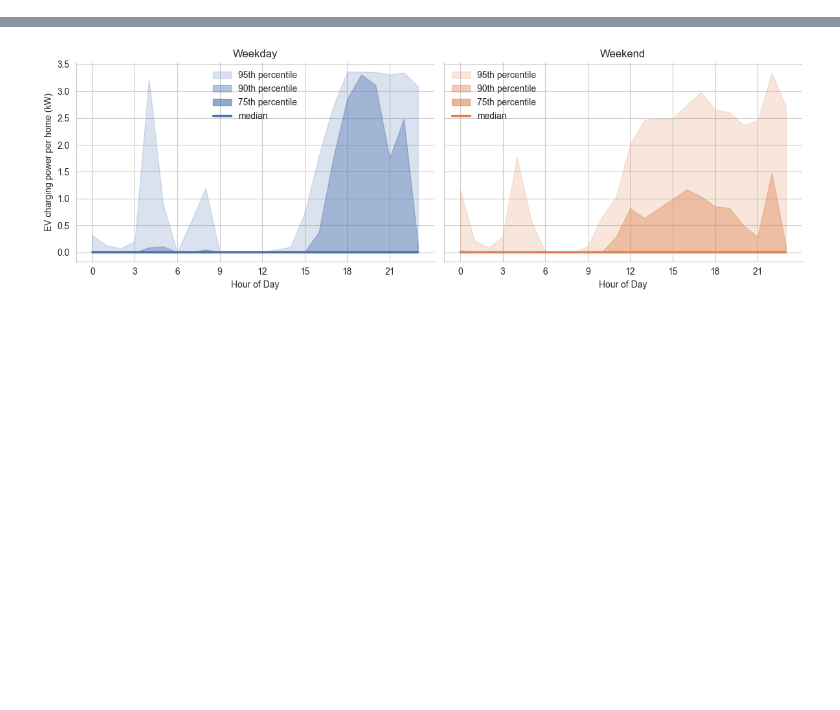
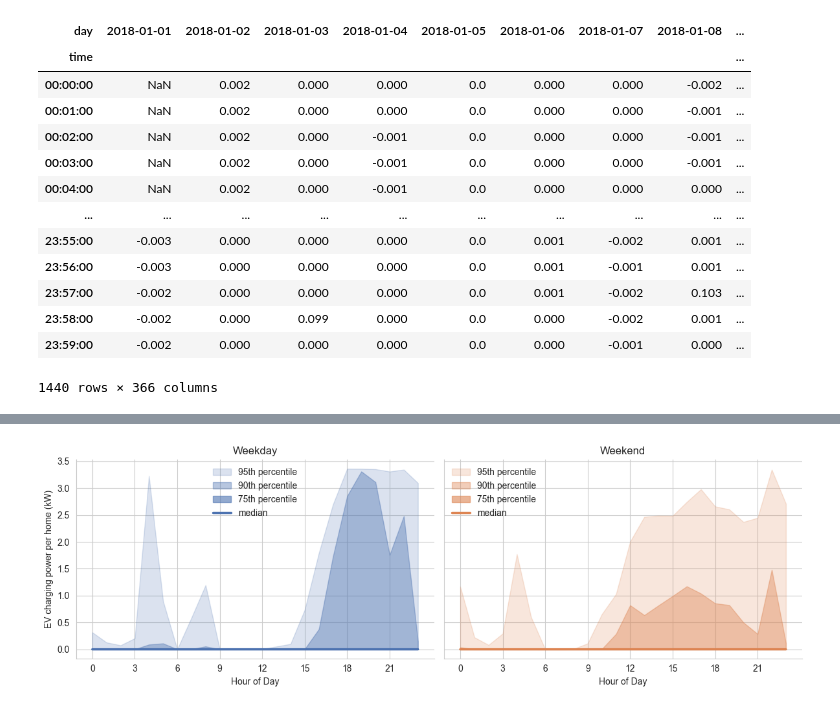
Before and after one commit to jackellishsieh/residential-power-forecasting, a Jupyter notebook: notebooks/pmn/pmn-EV-and-grid-plots.ipynb, the cells around one changed output, grey strips where cells are left out. Saved outputs shown, nothing was run; the diff lists cells and outputs as text; code cells hidden in the pictures; blank space fills up the shorter version.

```diff
--- a/notebooks/pmn/pmn-EV-and-grid-plots.ipynb
+++ b/notebooks/pmn/pmn-EV-and-grid-plots.ipynb
@@ -26,0 +64,17 @@ df
+# %%
+df_pivot
+# %% [output]
+| day | 2018-01-01 | 2018-01-02 | 2018-01-03 | 2018-01-04 | 2018-01-05 | 2018-01-06 | 2018-01-07 | 2018-01-08 | ... |
+| time |  |  |  |  |  |  |  |  | ... |
+| 00:00:00 | NaN | 0.002 | 0.000 | 0.000 | 0.0 | 0.000 | 0.000 | -0.002 | ... |
+| 00:01:00 | NaN | 0.002 | 0.000 | 0.000 | 0.0 | 0.000 | 0.000 | -0.001 | ... |
+| 00:02:00 | NaN | 0.002 | 0.000 | -0.001 | 0.0 | 0.000 | 0.000 | -0.001 | ... |
+| 00:03:00 | NaN | 0.002 | 0.000 | -0.001 | 0.0 | 0.000 | 0.000 | -0.001 | ... |
+| 00:04:00 | NaN | 0.002 | 0.000 | -0.001 | 0.0 | 0.000 | 0.000 | 0.000 | ... |
+| ... | ... | ... | ... | ... | ... | ... | ... | ... | ... |
+| 23:55:00 | -0.003 | 0.000 | 0.000 | 0.000 | 0.0 | 0.001 | -0.002 | 0.001 | ... |
+| 23:56:00 | -0.003 | 0.000 | 0.000 | 0.000 | 0.0 | 0.001 | -0.001 | 0.001 | ... |
+| 23:57:00 | -0.002 | 0.000 | 0.000 | 0.000 | 0.0 | 0.001 | -0.002 | 0.103 | ... |
+| 23:58:00 | -0.002 | 0.000 | 0.099 | 0.000 | 0.0 | 0.000 | -0.002 | 0.001 | ... |
+| 23:59:00 | -0.002 | 0.000 | 0.000 | 0.000 | 0.0 | 0.000 | -0.001 | 0.000 | ... |
+1440 rows × 366 columns
```
Also changed, not shown: parts of 10 cells of this notebook.
